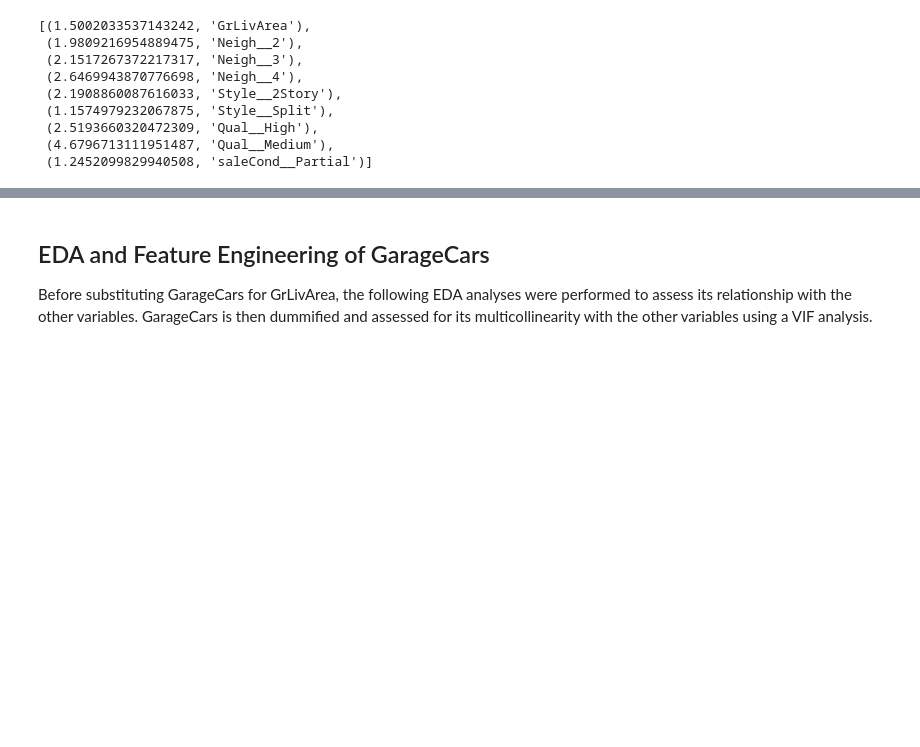
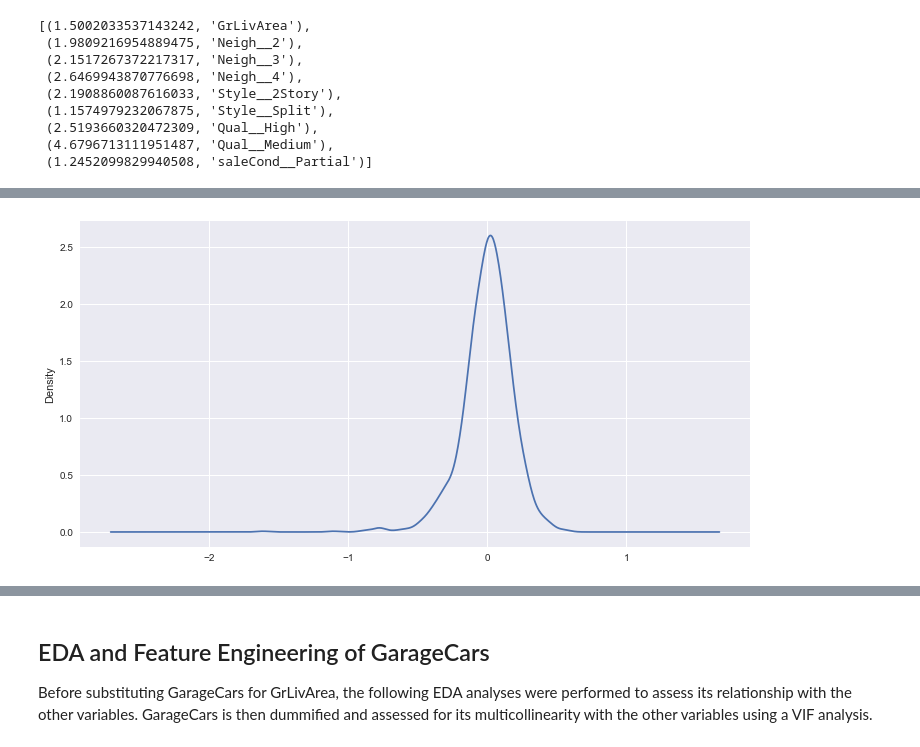
Before and after one commit to chun9men9/WIC_MLProject, a Jupyter notebook: Wing/Project_3_LinearRegression.ipynb, the cells around one changed output, grey strips where cells are left out. Saved outputs shown, nothing was run; the diff lists cells and outputs as text; code cells hidden in the pictures; blank space fills up the shorter version.

```diff
--- a/Wing/Project_3_LinearRegression.ipynb
+++ b/Wing/Project_3_LinearRegression.ipynb
@@ -742,0 +756,8 @@ list(zip(vif, X_train.drop("const",axis=1).columns))
+# %%
+#check for normality. Looks normal.
+plt.figure()
+
+results.resid.plot.density()
+plt.show()
+# %% [output]
+[figure, added]
```
Also changed, not shown: parts of 50 cells of this notebook.
